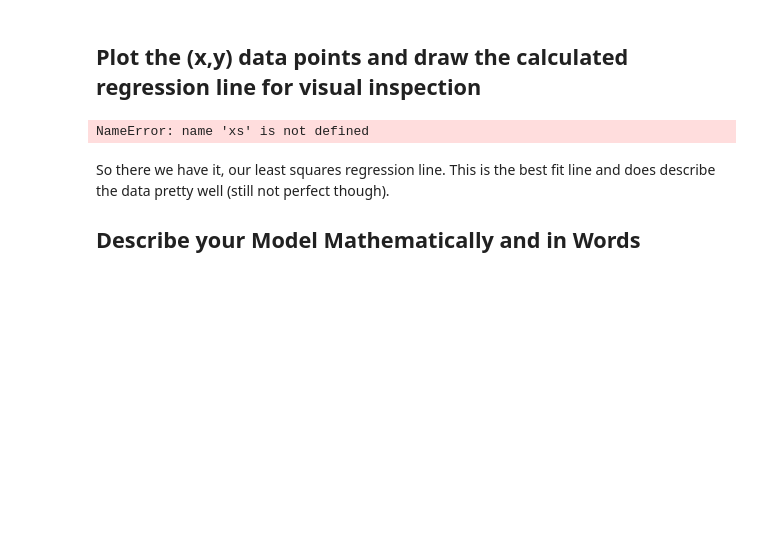
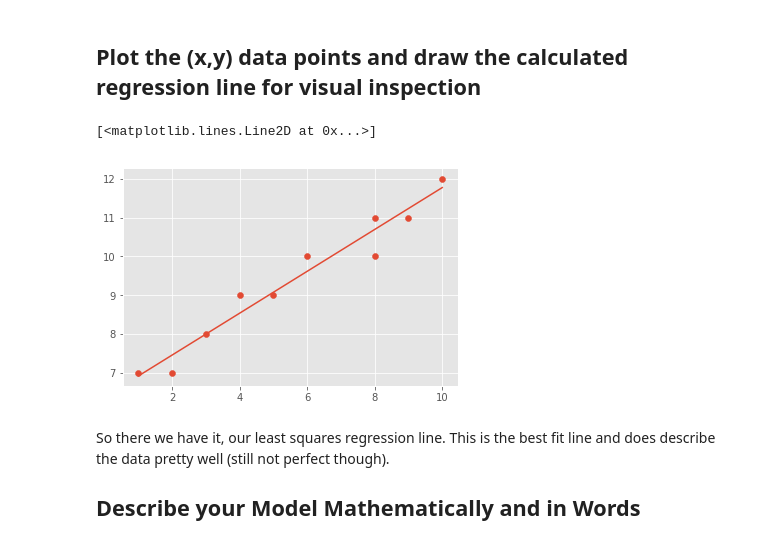
Before and after one commit to matthew-d-oliver/dsc-simple-linear-regression-lab-nyc-ds-082619, a Jupyter notebook: index.ipynb, the cells around one changed output. Saved outputs shown, nothing was run; the diff lists cells and outputs as text; code cells hidden in the pictures; blank space fills up the shorter version.

```diff
--- a/index.ipynb
+++ b/index.ipynb
@@ -135,10 +135,11 @@ regression_line
 ## Plot the (x,y) data points and draw the calculated regression line for visual inspection
 # %%
 # Plot data and regression line
-plt.scatter(xs,ys)
+plt.scatter(X,Y)
 plt.plot(X, regression_line, label= "Regression Line")
 # %% [output]
-NameError: name 'xs' is not defined
+[<matplotlib.lines.Line2D at 0x...>]
+[figure, added]
 # %% [markdown]
 So there we have it, our least squares regression line. This is the best fit line and does describe the data pretty well (still not perfect though).
 
```
